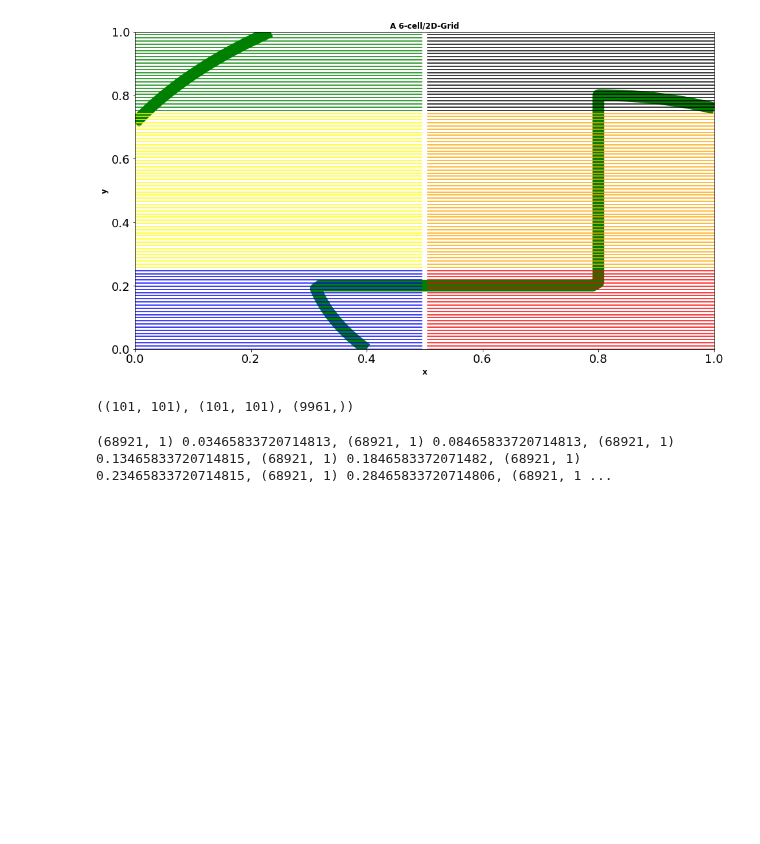
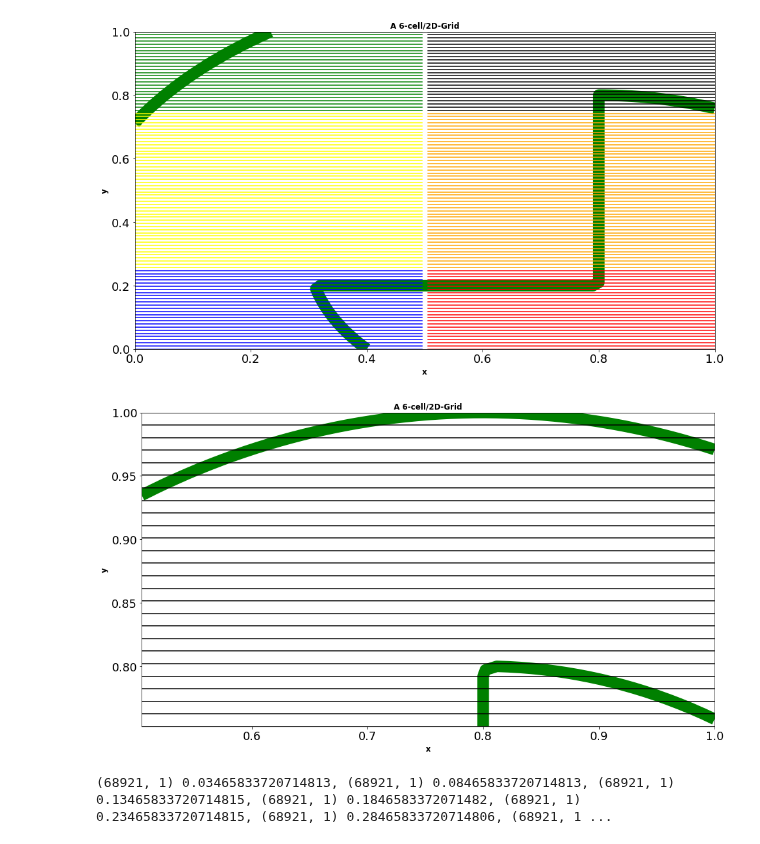
Before and after one commit to robotsorcerer/levelsetpy, a Jupyter notebook: notes/alg_one.ipynb, the cells around one changed output. Saved outputs shown, nothing was run; the diff lists cells and outputs as text; code cells hidden in the pictures; blank space fills up the shorter version.

```diff
--- a/notes/alg_one.ipynb
+++ b/notes/alg_one.ipynb
@@ -132,9 +132,36 @@ plt.show()
 # %%
 g = createGrid(np.array([[0, 0]]).T, np.array([[1, 1]]).T, N);
 
 g.shape, sphere.shape, rect[np.nonzero(rect)].shape
+
+
+sphere = shapeSphere(gs[-1], center, radius=.5)
+rect = shapeRectangleByCorners(gs[-1], 0.2, 0.8)
+sph_rect_diff = shapeDifference(sphere, rect)
+
+fig = plt.figure(figsize=winsize)
+ax = fig.add_subplot(1, 1, 1)
+
+ax.contour(gs[-1].xs[0], gs[-1].xs[1], sph_rect_diff, levels=1, colors='green', linewidths=18)
+fontdict = {'fontsize':12, 'fontweight':'bold'}
+title=f'A {len(gs)}-cell/{gs[0].dim}D-Grid'
+g = gs[-1]
+ax.plot(g.xs[0], g.xs[1], '-', color=colors[i])
+
+ax.xaxis.set_tick_params(labelsize=18)
+ax.yaxis.set_tick_params(labelsize=18)
+
+ax.set_xlabel('x', fontdict=fontdict)
+ax.set_ylabel('y', fontdict=fontdict)
+
+
+if not title:
+    title = f'Gridsplitter along {len(gs)} dims'
+
+plt.title(title, fontdict=fontdict)
+plt.show()
 # %% [output]
-((101, 101), (101, 101), (9961,))
+[figure, added]
 # %%
 def cell_grads(g, data, dims=None, derivFunc=None):
     """
```
Also changed, not shown: parts of 1 cell of this notebook, 11 other files.
